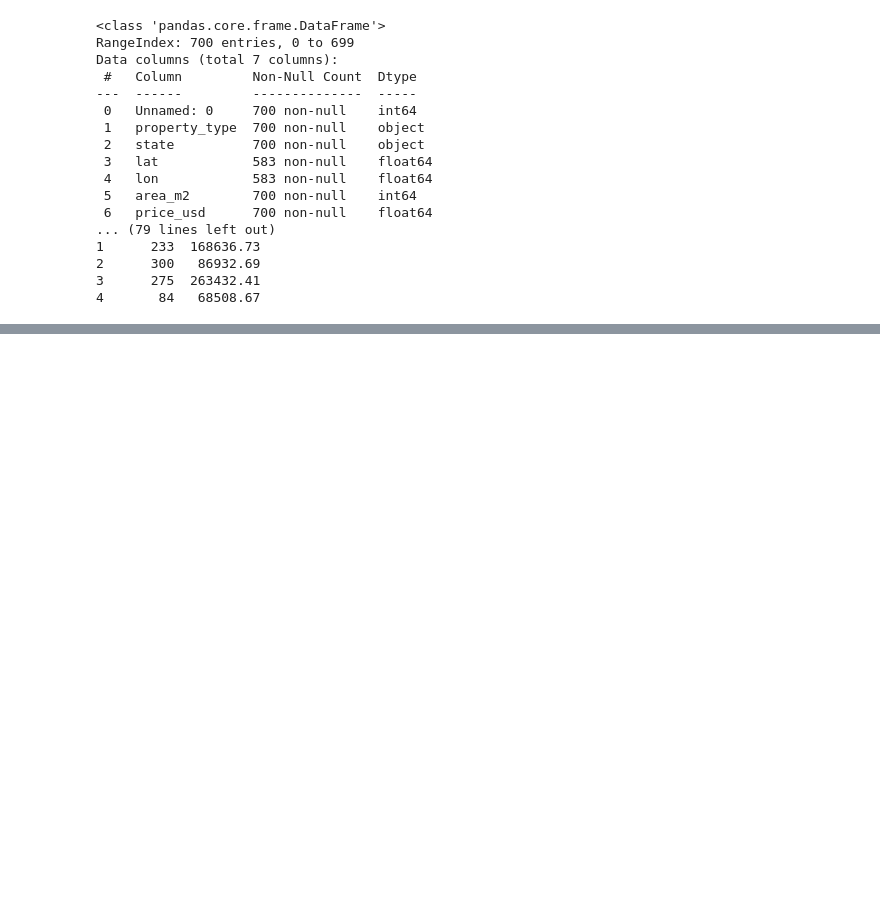
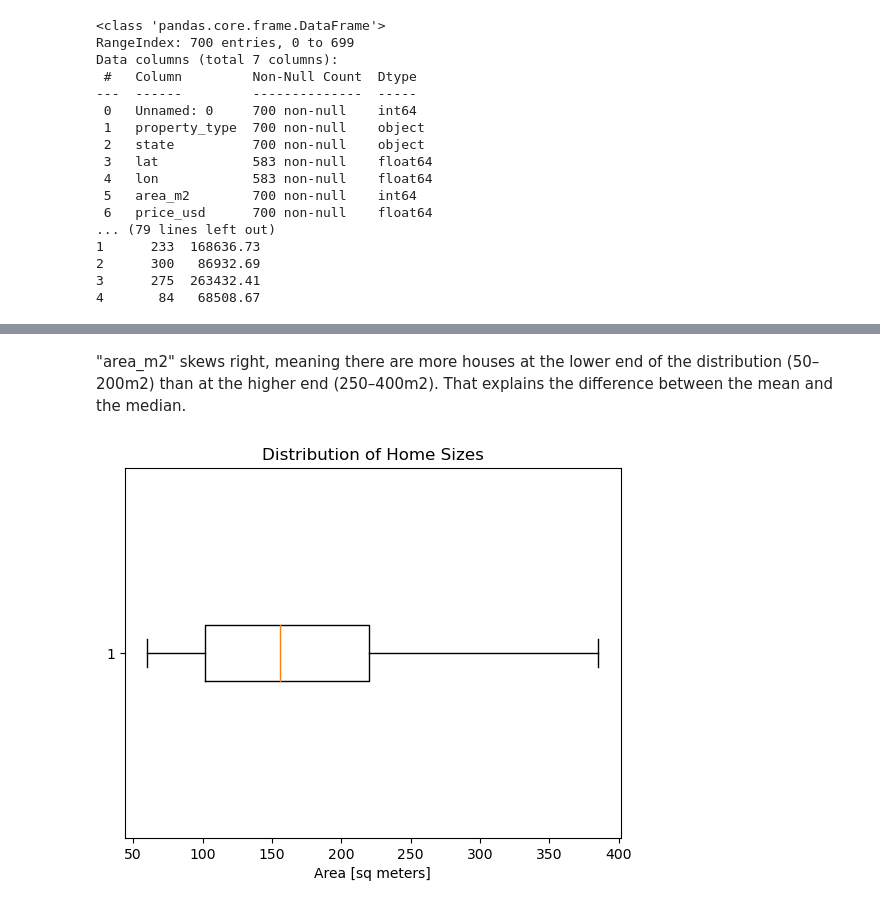
Before and after one commit to erissatallan/House-Prices-in-Mexico, a Jupyter notebook: main.ipynb, the cells around one changed output, grey strips where cells are left out. Cells and saved outputs as stored; diff of their text form; code cells hidden in the pictures; blank space fills up the shorter version.

```diff
--- a/main.ipynb
+++ b/main.ipynb
@@ -39,0 +151,10 @@ for df in dfs:
+# %% [markdown]
+"area_m2" skews right, meaning there are more houses at the lower end of the distribution (50–200m2) than at the higher end (250–400m2). That explains the difference between the mean and the median.
+# %%
+# boxplot of "area_m2"
+
+plt.boxplot(df['area_m2'], vert=False)
+plt.xlabel('Area [sq meters]')
+plt.title('Distribution of Home Sizes');
+# %% [output]
+[figure, added]
```
Also changed, not shown: parts of 18 cells of this notebook, 1 other file.
